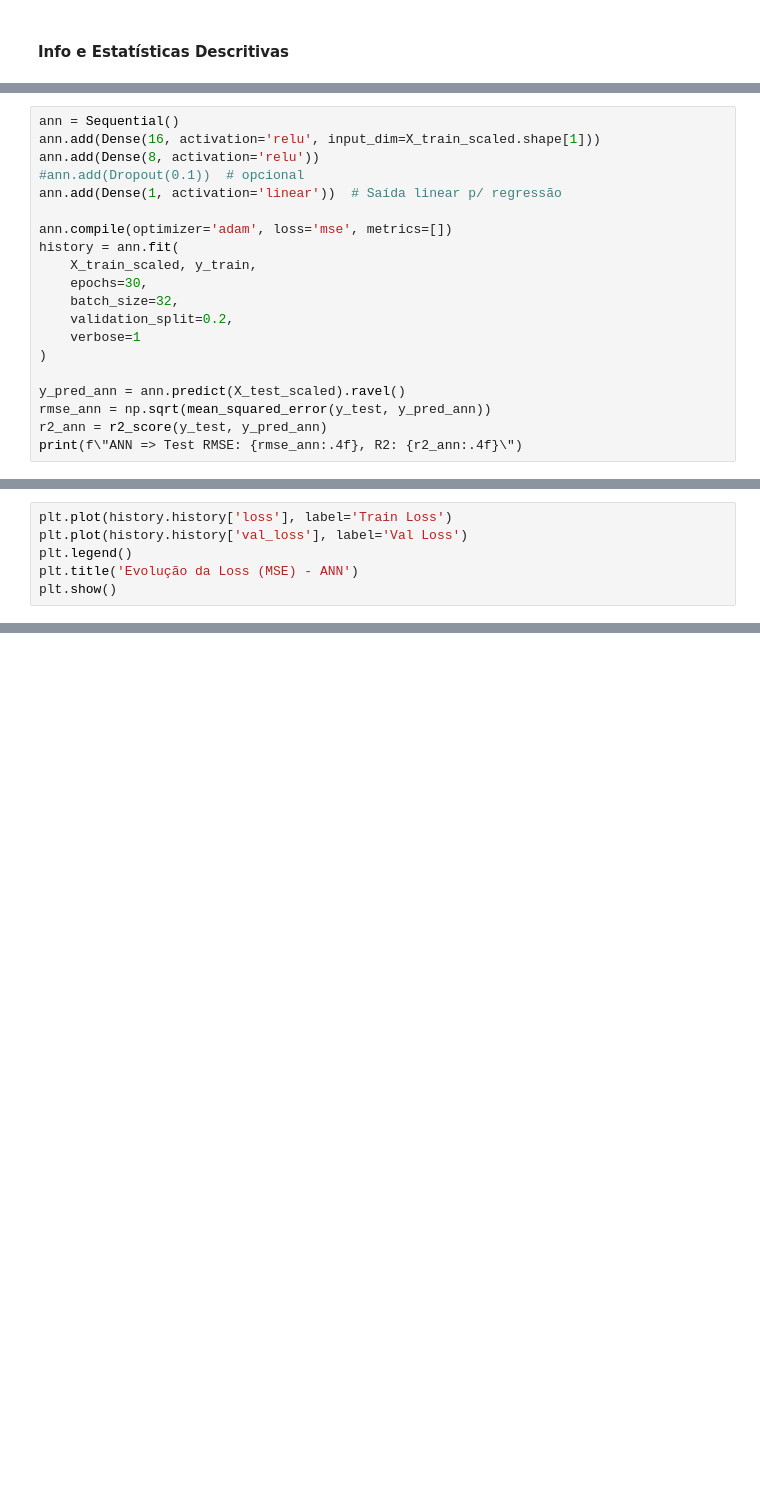
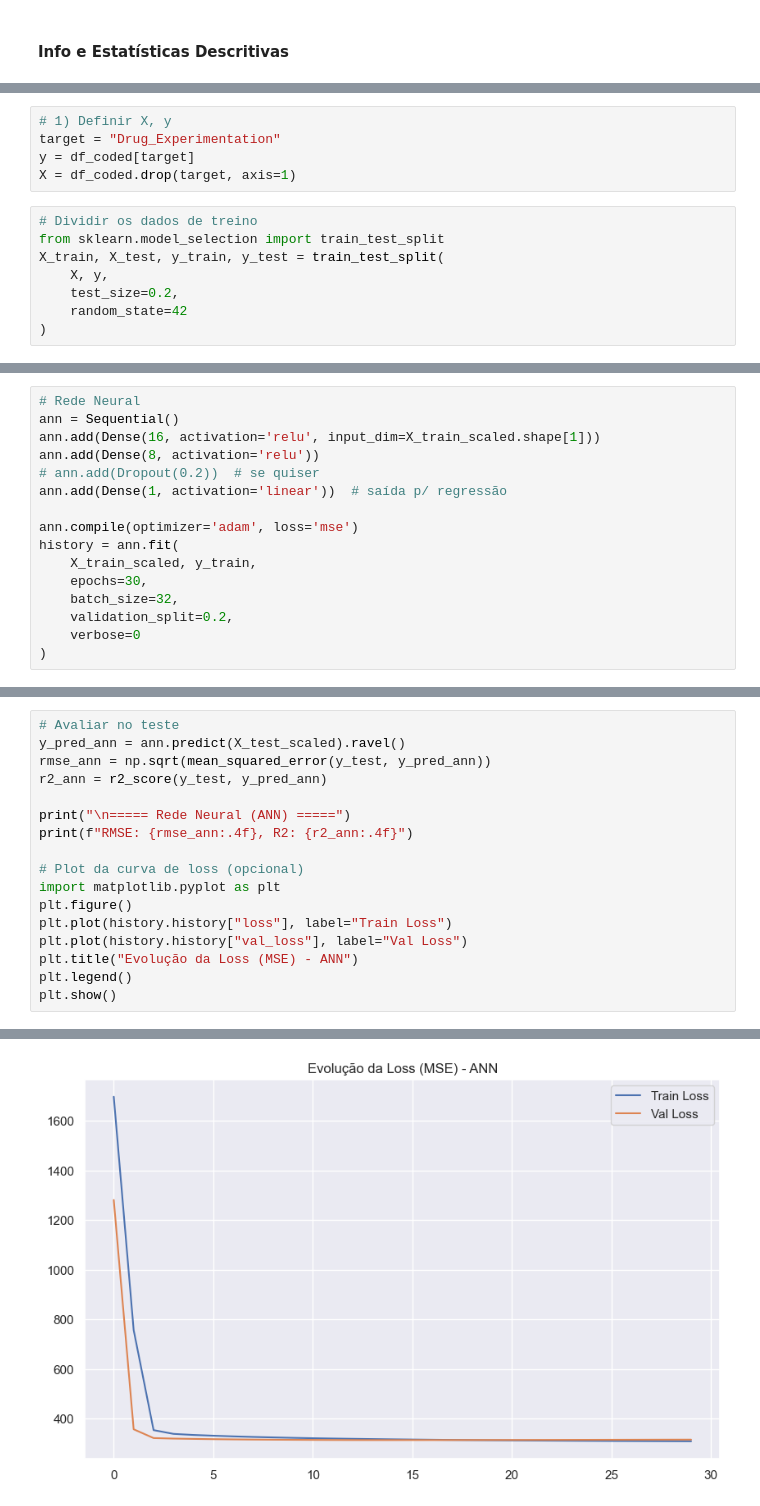
Before and after one commit to miguellfilipe/aulasml, a Jupyter notebook: PROJETOFINAL.ipynb, the cells around one changed output, grey strips where cells are left out. Cells and saved outputs as stored; diff of their text form; blank space fills up the shorter version.

```diff
--- a/PROJETOFINAL.ipynb
+++ b/PROJETOFINAL.ipynb
@@ -252,0 +201,13 @@ Avaliar no Test Set (sem Tuning)
+# %%
+# 1) Definir X, y
+target = "Drug_Experimentation"
+y = df_coded[target]
+X = df_coded.drop(target, axis=1)
+# %%
+# Dividir os dados de treino
+from sklearn.model_selection import train_test_split
+X_train, X_test, y_train, y_test = train_test_split(
+    X, y,
+    test_size=0.2,
+    random_state=42
+)
@@ -326,20 +339,16 @@ Code - ANN Regressão
 # %%
+# Rede Neural
 ann = Sequential()
 ann.add(Dense(16, activation='relu', input_dim=X_train_scaled.shape[1]))
 ann.add(Dense(8, activation='relu'))
-#ann.add(Dropout(0.1))  # opcional
-ann.add(Dense(1, activation='linear'))  # Saída linear p/ regressão
+# ann.add(Dropout(0.2))  # se quiser
+ann.add(Dense(1, activation='linear'))  # saída p/ regressão
 
-ann.compile(optimizer='adam', loss='mse', metrics=[])
+ann.compile(optimizer='adam', loss='mse')
 history = ann.fit(
     X_train_scaled, y_train,
     epochs=30,
     batch_size=32,
     validation_split=0.2,
-    verbose=1
+    verbose=0
 )
-
-y_pred_ann = ann.predict(X_test_scaled).ravel()
-rmse_ann = np.sqrt(mean_squared_error(y_test, y_pred_ann))
-r2_ann = r2_score(y_test, y_pred_ann)
-print(f\"ANN => Test RMSE: {rmse_ann:.4f}, R2: {r2_ann:.4f}\")
@@ -348,6 +355,18 @@ Code - Plot Hist ANN
 # %%
-plt.plot(history.history['loss'], label='Train Loss')
-plt.plot(history.history['val_loss'], label='Val Loss')
+# Avaliar no teste
+y_pred_ann = ann.predict(X_test_scaled).ravel()
+rmse_ann = np.sqrt(mean_squared_error(y_test, y_pred_ann))
+r2_ann = r2_score(y_test, y_pred_ann)
+
+print("\n===== Rede Neural (ANN) =====")
+print(f"RMSE: {rmse_ann:.4f}, R2: {r2_ann:.4f}")
+
+# Plot da curva de loss (opcional)
+import matplotlib.pyplot as plt
+plt.figure()
+plt.plot(history.history["loss"], label="Train Loss")
+plt.plot(history.history["val_loss"], label="Val Loss")
+plt.title("Evolução da Loss (MSE) - ANN")
 plt.legend()
-plt.title('Evolução da Loss (MSE) - ANN')
 plt.show()
+# %% [output]
@@ -353,0 +377 @@ plt.show()
+[figure, added]
```
Also changed, not shown: parts of 70 cells of this notebook.
